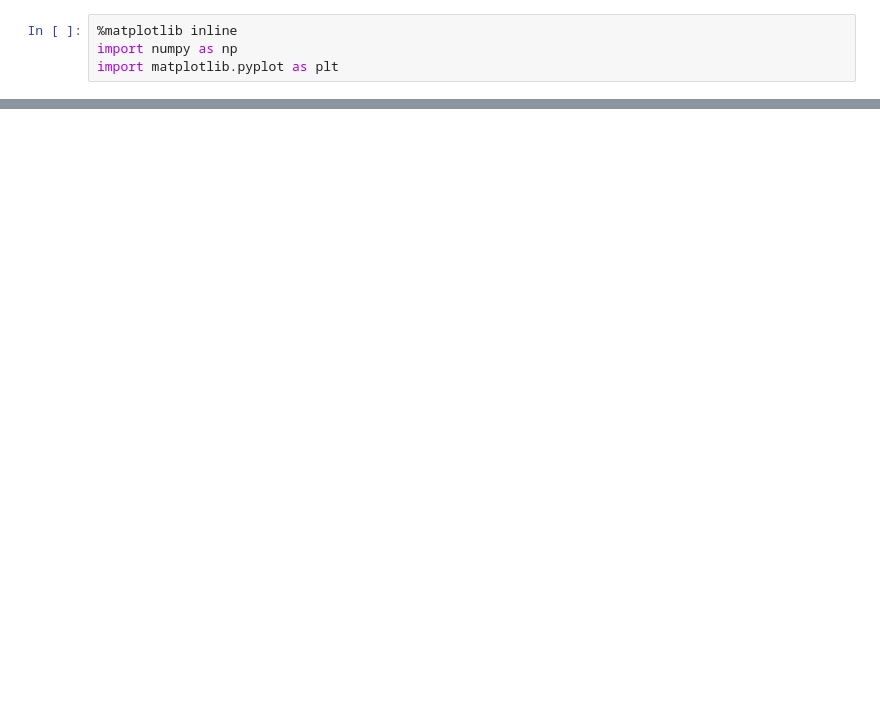
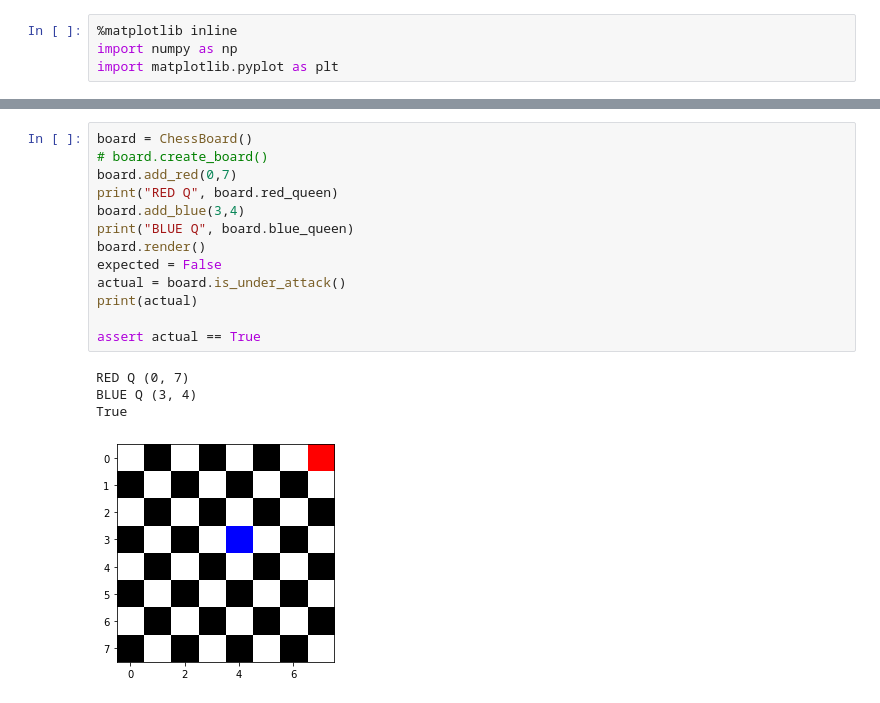
Before and after one commit to samuelclark907/chess-board, a Jupyter notebook: chess_board.ipynb, the cells around one changed output, grey strips where cells are left out. Cells and saved outputs as stored; diff of their text form; blank space fills up the shorter version.

```diff
--- a/chess_board.ipynb
+++ b/chess_board.ipynb
@@ -62,0 +62,18 @@ AssertionError:
+# %%
+board = ChessBoard()
+# board.create_board()
+board.add_red(0,7)
+print("RED Q", board.red_queen)
+board.add_blue(3,4)
+print("BLUE Q", board.blue_queen)
+board.render()
+expected = False
+actual = board.is_under_attack()
+print(actual)
+
+assert actual == True
+# %% [output]
+RED Q (0, 7)
+BLUE Q (3, 4)
+True
+[figure, added]
```
Also changed, not shown: parts of 3 cells of this notebook, 1 other file.
